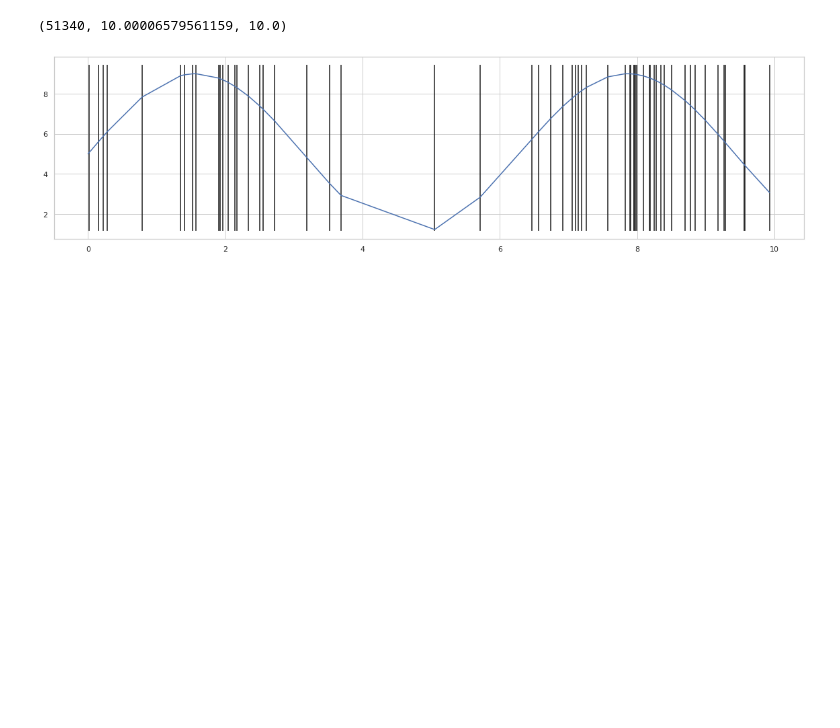
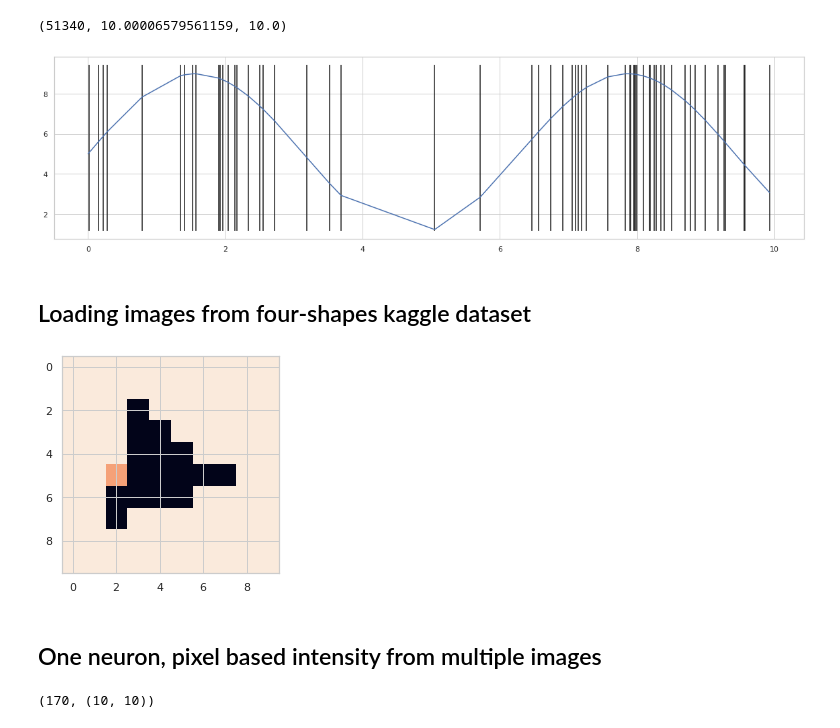
Before and after one commit to pkuderov/sPinky, a Jupyter notebook: scratch.ipynb, the cells around one changed output. Cells and saved outputs as stored; diff of their text form; code cells hidden in the pictures; blank space fills up the shorter version.

Commit message:
video based intensity: absolute and relative pixel value

```diff
--- a/scratch.ipynb
+++ b/scratch.ipynb
@@ -51,10 +58,10 @@ while len(pq):
             i_spike[d] += 1
             i += 1
 
-            if i % k == 0:
-                print(t - t0, cur_lag, i, d)
+#             if i % k == 0:
+#                 print(t - t0, cur_lag * 1000., i, d)
     else:
         spin_cnt += 1
 
-print(spin_cnt / 1000_000, lag * 1000. / (sim_n * spikes))
+print(spin_cnt / 1000_000, lag * 1000. / (sim_n * spikes), lag * 100 / (sim_n * spikes) / scale)
 # %% [output]
@@ -127,3 +127,26 @@ CPU times: user 82.9 ms, sys: 0 ns, total: 82.9 ms
 Wall time: 87.9 ms
 (51340, 10.00006579561159, 10.0)
 [figure]
+# %% [markdown]
+## Loading images from four-shapes kaggle dataset
+# %%
+import imageio
+import os
+
+four_shapes_dir = "./datasets/four_shapes/shapes"
+
+images = []
+for i in range(400, 441):
+    img = imageio.imread(os.path.join(four_shapes_dir, f"triangle/{i}.png"))
+    images.append(img)
+# %%
+from IPython.display import clear_output
+
+for img in images[:20]:
+    clear_output()
+    img = Image.fromarray(img).resize((10, 10))
+    plt.imshow(img)
+    plt.show()
+    time.sleep(.2)
+# %% [output]
+[figure, added]
@@ -129,0 +162,7 @@ Wall time: 87.9 ms
+# %% [markdown]
+## One neuron, pixel based intensity from multiple images
+# %%
+img = small_images[0]
+img[7][3], img.shape
+# %% [output]
+(170, (10, 10))
```
Also changed, not shown: parts of 12 cells of this notebook.
